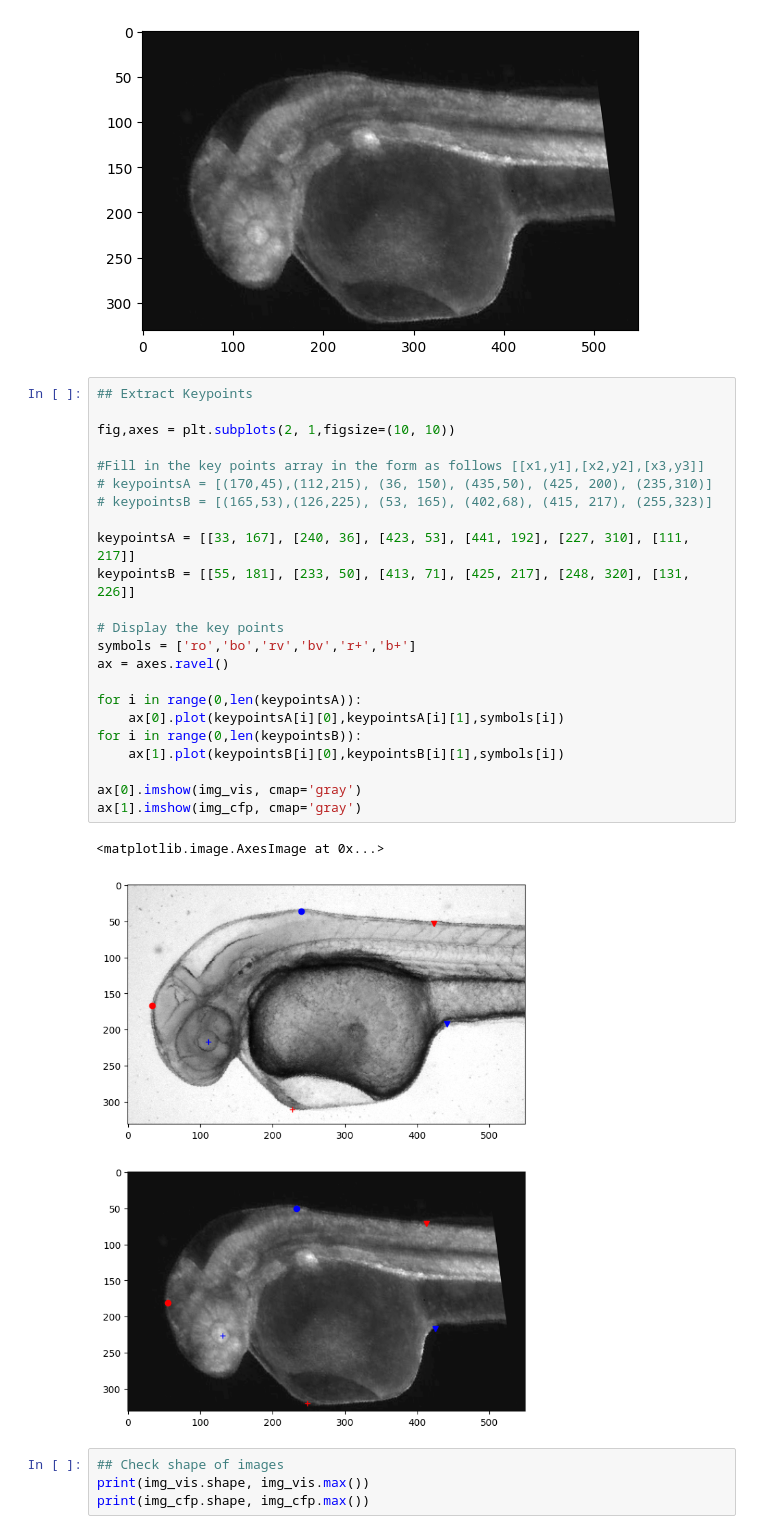
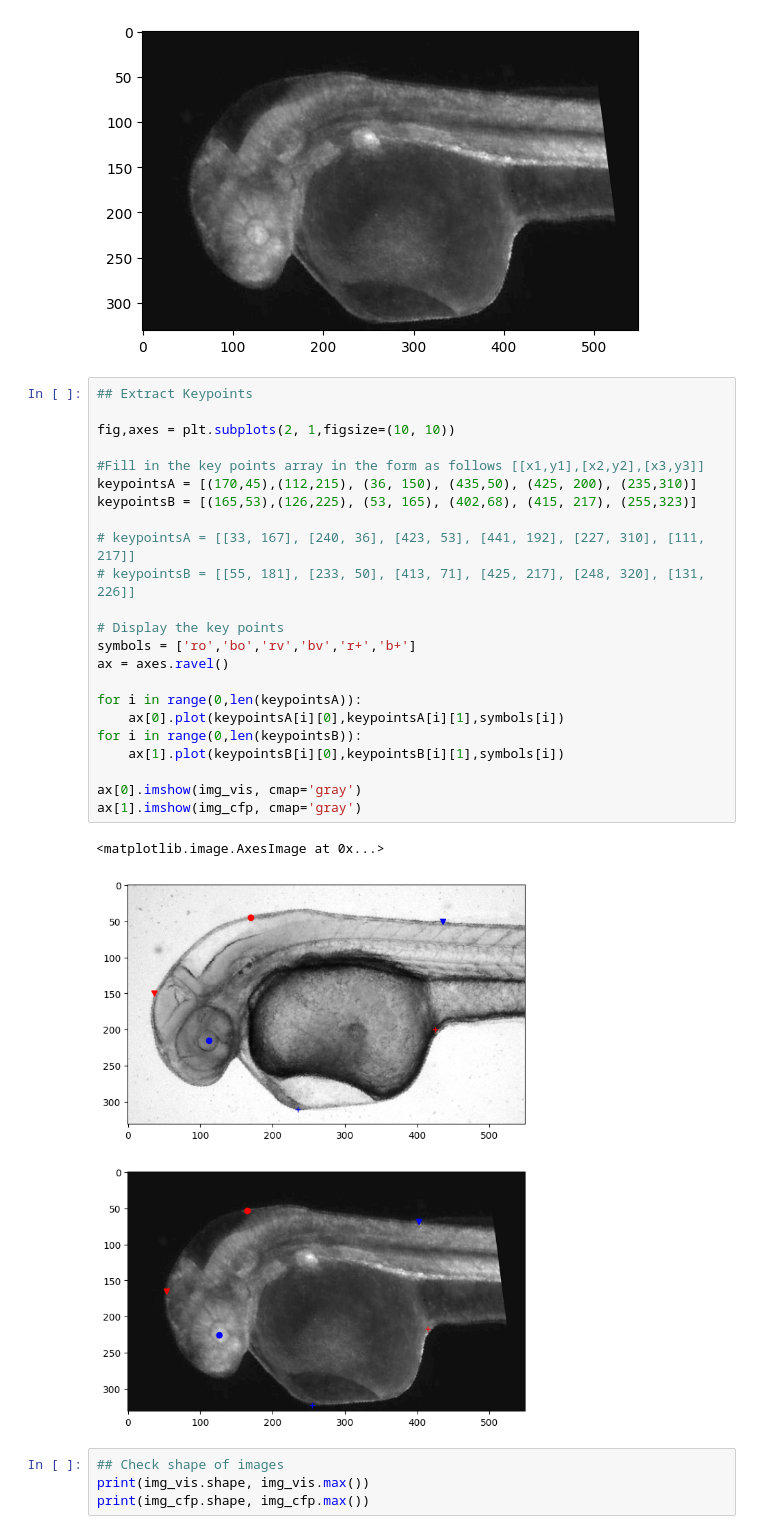
Before and after one commit to ZosoV/msc_semester2, a Jupyter notebook: computer_vision/labs/Lab4/lab4.ipynb, the cells around one changed output. Saved outputs shown, nothing was run; the diff lists cells and outputs as text.

```diff
--- a/computer_vision/labs/Lab4/lab4.ipynb
+++ b/computer_vision/labs/Lab4/lab4.ipynb
@@ -59,29 +59,29 @@ plt.imshow(img_cfp, cmap='gray')
 # %%
 ## Extract Keypoints
 
 fig,axes = plt.subplots(2, 1,figsize=(10, 10))
 
 #Fill in the key points array in the form as follows [[x1,y1],[x2,y2],[x3,y3]]
-# keypointsA = [(170,45),(112,215), (36, 150), (435,50), (425, 200), (235,310)]
-# keypointsB = [(165,53),(126,225), (53, 165), (402,68), (415, 217), (255,323)]
+keypointsA = [(170,45),(112,215), (36, 150), (435,50), (425, 200), (235,310)]
+keypointsB = [(165,53),(126,225), (53, 165), (402,68), (415, 217), (255,323)]
 
-keypointsA = [[33, 167], [240, 36], [423, 53], [441, 192], [227, 310], [111, 217]]
-keypointsB = [[55, 181], [233, 50], [413, 71], [425, 217], [248, 320], [131, 226]]
+# keypointsA = [[33, 167], [240, 36], [423, 53], [441, 192], [227, 310], [111, 217]]
+# keypointsB = [[55, 181], [233, 50], [413, 71], [425, 217], [248, 320], [131, 226]]
 
 # Display the key points
 symbols = ['ro','bo','rv','bv','r+','b+']
 ax = axes.ravel()
 
 for i in range(0,len(keypointsA)):
     ax[0].plot(keypointsA[i][0],keypointsA[i][1],symbols[i])
 for i in range(0,len(keypointsB)):
     ax[1].plot(keypointsB[i][0],keypointsB[i][1],symbols[i])
 
 ax[0].imshow(img_vis, cmap='gray')
 ax[1].imshow(img_cfp, cmap='gray')
 # %% [output]
 <matplotlib.image.AxesImage at 0x...>
-[figure, old version]
+[figure, new version]
 # %%
 ## Check shape of images
 print(img_vis.shape, img_vis.max())
```
Also changed, not shown: parts of 17 cells of this notebook, 2 other files.
